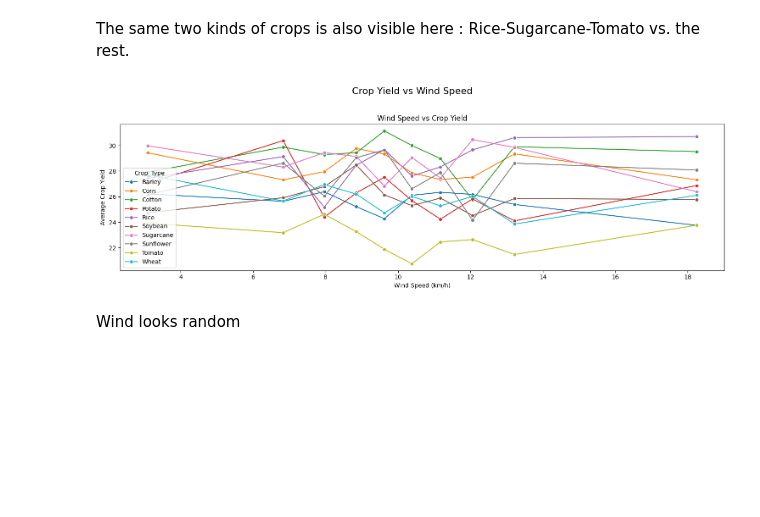
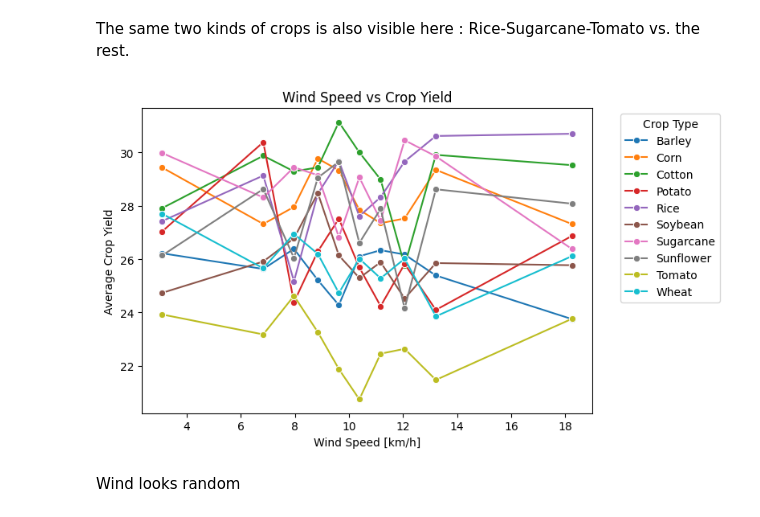
Before and after one commit to joqb/StackFuel_Portfolio, a Jupyter notebook: notebooks/01_exploration.ipynb, the cells around one changed output. Cells and saved outputs as stored; diff of their text form; code cells hidden in the pictures; blank space fills up the shorter version.

```diff
--- a/notebooks/01_exploration.ipynb
+++ b/notebooks/01_exploration.ipynb
@@ -126,3 +129,10 @@ column_info
+# %%
+#Type conversion
+df['Date'] = pd.to_datetime(df['Date'])
+df['Month'] = df['Date'].dt.month
+
+df["Crop_Type"] = df["Crop_Type"].astype("category")
+df["Soil_Type"] = df["Soil_Type"].astype("category")
 # %% [markdown]
 
 
@@ -251,7 +281,7 @@ df['humidity_bin'] = pd.qcut(df['Humidity'], q=10, duplicates='drop')
 
 # Numeric midpoint for each bin, useful for plotting as a continuous x-axis
 df['humidity_bin_mid'] = df['humidity_bin'].apply(lambda x: x.mid).astype(float)
-binned = df.groupby(['Crop_Type', 'humidity_bin_mid'])['Crop_Yield'].mean().reset_index()
+binned_hum = df.groupby(['Crop_Type', 'humidity_bin_mid'])['Crop_Yield'].mean().reset_index()
 
 df['temp_bin'] = pd.qcut(df['Temperature'], q=10, duplicates='drop')
 df['temp_bin_mid'] = df['temp_bin'].apply(lambda x: x.mid).astype(float)
@@ -259,17 +289,21 @@ df['temp_bin_mid'] = df['temp_bin'].apply(lambda x: x.mid).astype(float)
 binned_temp = df.groupby(['Crop_Type', 'temp_bin_mid'])['Crop_Yield'].mean().reset_index()
 
 fig, ax = plt.subplots(1, 2, figsize=(15, 5), sharey=True)
+
 sns.lineplot(x='temp_bin_mid', y='Crop_Yield', hue='Crop_Type', marker='o', data=binned_temp, ax=ax[0], legend=False)
-sns.lineplot(x='humidity_bin_mid', y='Crop_Yield', hue='Crop_Type', marker='o', data=binned, ax=ax[1])
+sns.lineplot(x='humidity_bin_mid', y='Crop_Yield', hue='Crop_Type', marker='o', data=binned_hum, ax=ax[1])
+
 fig.suptitle('Crop Yield vs Temperature and Humidity', fontsize=16)
 ax[0].set_title('Temperature vs Crop Yield')
-ax[0].set_xlabel('Temperature (°C)')
+ax[0].set_xlabel('Temperature [°C]')
 ax[0].set_ylabel('Average Crop Yield')
 ax[1].set_title('Humidity vs Crop Yield')
-ax[1].set_xlabel('Humidity (%)')
+ax[1].set_xlabel('Humidity [%]')
 ax[1].set_yticklabels([])  # Hide y-tick labels for the second plot
 ax[1].legend(title='Crop Type', bbox_to_anchor=(1.05, 1), loc='upper left')
 fig.tight_layout(rect=[0, 0, 1, 0.95])
+
+df = df.drop(columns=['humidity_bin', 'humidity_bin_mid', 'temp_bin', 'temp_bin_mid'])
 # %% [output]
 [figure]
 # %% [markdown]
@@ -277,25 +311,23 @@ The same two kinds of crops is also visible here : Rice-Sugarcane-Tomato vs. the
 # %%
 # Wind_speed vs Crop Yield
 df['wind_bin'] = pd.qcut(df['Wind_Speed'], q=10, duplicates='drop')
 
 # Numeric midpoint for each bin
 df['wind_bin_mid'] = df['wind_bin'].apply(lambda x: x.mid).astype(float)
 binned = df.groupby(['Crop_Type', 'wind_bin_mid'])['Crop_Yield'].mean().reset_index()
 
-df['soil_bin'] = pd.qcut(df['Soil_Quality'], q=10, duplicates='drop')
-df['soil_bin_mid'] = df['soil_bin'].apply(lambda x: x.mid).astype(float)
+fig, ax = plt.subplots(figsize=(8, 5))
+sns.lineplot(x='wind_bin_mid', y='Crop_Yield', hue='Crop_Type', marker='o', data=binned, legend=True)
+#fig.suptitle('Crop Yield vs Wind Speed', fontsize=16)
+ax.set_title('Wind Speed vs Crop Yield')
+ax.set_xlabel('Wind Speed [km/h]')
+ax.set_ylabel('Average Crop Yield')
+ax.legend(title='Crop Type', bbox_to_anchor=(1.05, 1), loc='upper left')
+fig.tight_layout(rect=[0, 0, 1, 0.95])
 
-binned_soil = df.groupby(['Crop_Type', 'soil_bin_mid'])['Crop_Yield'].mean().reset_index()
-
-fig, ax = plt.subplots(figsize=(15, 5))
-sns.lineplot(x='wind_bin_mid', y='Crop_Yield', hue='Crop_Type', marker='o',  data=binned)
-fig.suptitle('Crop Yield vs Wind Speed', fontsize=16)
-ax.set_title('Wind Speed vs Crop Yield')
-ax.set_xlabel('Wind Speed (km/h)')
-ax.set_ylabel('Average Crop Yield')
-fig.tight_layout(rect=[0, 0, 1, 0.95])
+df = df.drop(columns=['wind_bin', 'wind_bin_mid'])
 # %% [output]
-[figure, old version]
+[figure, new version]
 # %% [markdown]
 Wind looks random
 # %%
```
Also changed, not shown: parts of 36 cells of this notebook.
